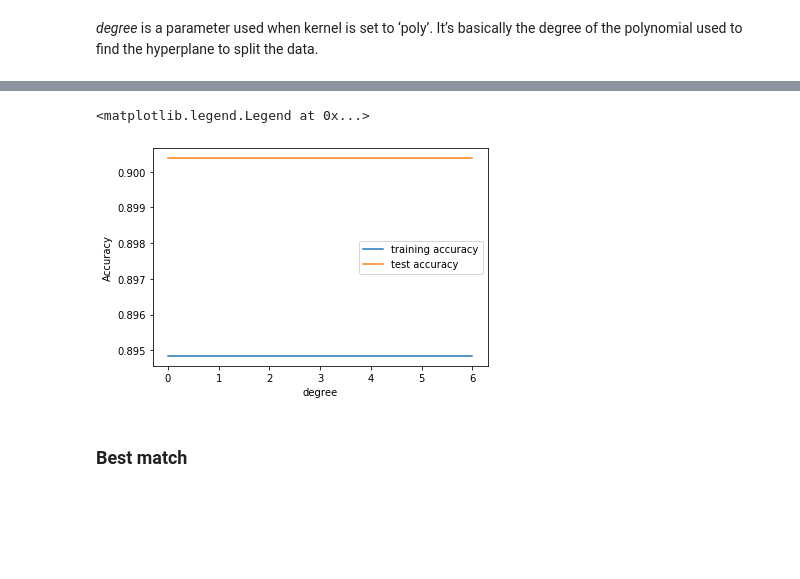
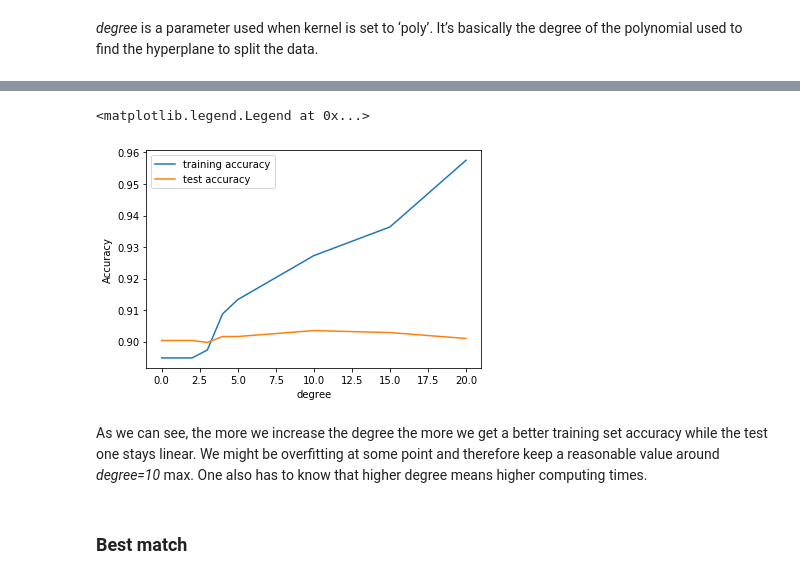
Before and after one commit to roussieau/masterthesis, a Jupyter notebook: src/machine_learning/SVM.ipynb, the cells around one changed output, grey strips where cells are left out. Cells and saved outputs as stored; diff of their text form; code cells hidden in the pictures; blank space fills up the shorter version.

```diff
--- a/src/machine_learning/SVM.ipynb
+++ b/src/machine_learning/SVM.ipynb
@@ -47,6 +49,10 @@ data = gt[cols]
 target = gt['label']
 
 data_train, data_test, target_train, target_test = train_test_split(data,target, test_size = 0.20, random_state = 0)
+scaler = Normalizer()
+scaler.fit(data_train)
+data_train = scaler.transform(data_train)
+data_test = scaler.transform(data_test)
 # %% [markdown]
 #### Gamma
 # %% [markdown]
@@ -138,11 +148,3 @@ plt.legend()
 #### Degree
 # %% [markdown]
 *degree* is a parameter used when kernel is set to ‘poly’. It’s basically the degree of the polynomial used to find the hyperplane to split the data.
-# %%
-degrees = [0, 1, 2, 3, 4, 5, 6]
-for i in degrees:
-    print("min_samples_split set to %s" % i)
-    svc = SVC(kernel='poly', degree=i)
-    svc.fit(data_train, target_train)
-    print("Accuracy on training set: {:.3f}".format(svc.score(data_train, target_train)))
-    print("Accuracy on test set: {:.3f}".format(svc.score(data_test, target_test)))
@@ -167,20 +151,22 @@ Accuracy on test set: 0.809
 # %%
 training_accuracy = []
 test_accuracy = []
-degrees = [0, 1, 2, 3, 4, 5, 6]
+degrees = [0, 1, 2, 3, 4, 5, 10,15,20]
 for v in degrees:
-    clf = SVC(kernel='rbf', degree=v)
+    clf = SVC(kernel='poly', degree=v)
     clf.fit(data_train, target_train)
     training_accuracy.append(clf.score(data_train, target_train))
     test_accuracy.append(clf.score(data_test, target_test))
 plt.plot(degrees, training_accuracy, label="training accuracy")
 plt.plot(degrees, test_accuracy, label="test accuracy")
 plt.ylabel("Accuracy")
 plt.xlabel("degree")
 plt.legend()
 # %% [output]
 <matplotlib.legend.Legend at 0x...>
-[figure, old version]
+[figure, new version]
+# %% [markdown]
+As we can see, the more we increase the degree the more we get a better training set accuracy while the test one stays linear. We might be overfitting at some point and therefore keep a reasonable value around *degree=10* max. One also has to know that higher degree means higher computing times.
 # %% [markdown]
 ### Best match
 # %%
```
Also changed, not shown: parts of 18 cells of this notebook, 9 other files.
